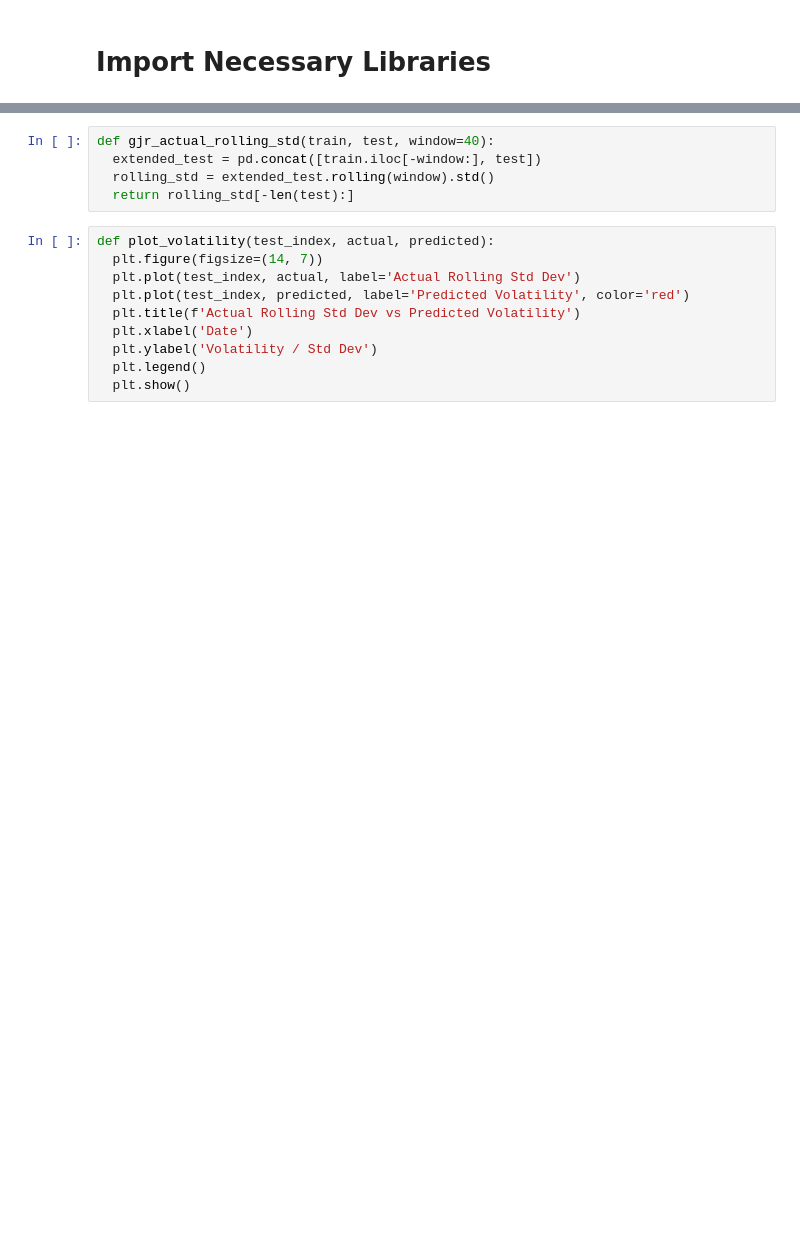
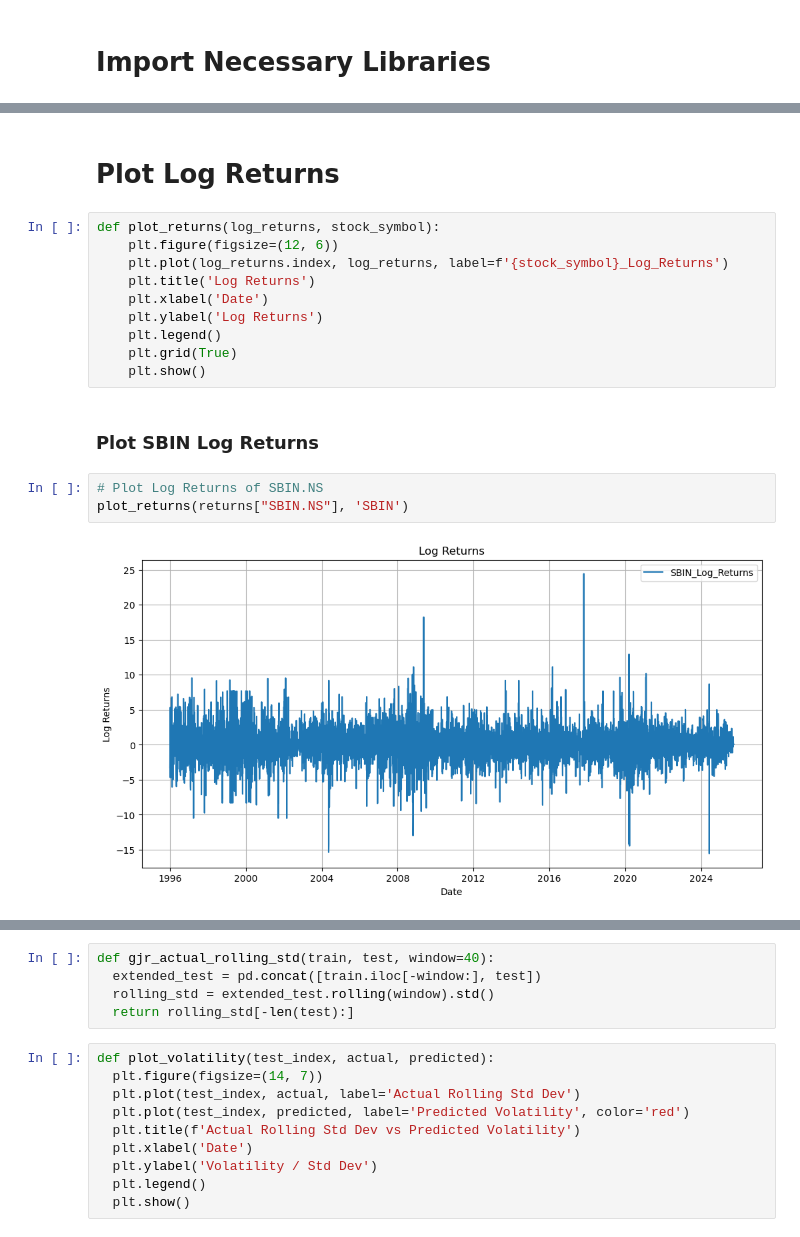
Before and after one commit to dassrikrishna/Tail_Risk_Modelling, a Jupyter notebook: week1/arma_gjr_t_evt.ipynb, the cells around one changed output, grey strips where cells are left out. Cells and saved outputs as stored; diff of their text form; blank space fills up the shorter version.

```diff
--- a/week1/arma_gjr_t_evt.ipynb
+++ b/week1/arma_gjr_t_evt.ipynb
@@ -687,0 +48,19 @@ def gjr_rolling_forecast(train, test):
+# %% [markdown]
+# Plot Log Returns
+# %%
+def plot_returns(log_returns, stock_symbol):
+    plt.figure(figsize=(12, 6))
+    plt.plot(log_returns.index, log_returns, label=f'{stock_symbol}_Log_Returns')
+    plt.title('Log Returns')
+    plt.xlabel('Date')
+    plt.ylabel('Log Returns')
+    plt.legend()
+    plt.grid(True)
+    plt.show()
+# %% [markdown]
+### Plot SBIN Log Returns
+# %%
+# Plot Log Returns of SBIN.NS
+plot_returns(returns["SBIN.NS"], 'SBIN')
+# %% [output]
+[figure, added]
```
Also changed, not shown: parts of 172 cells of this notebook, 3 other files.
